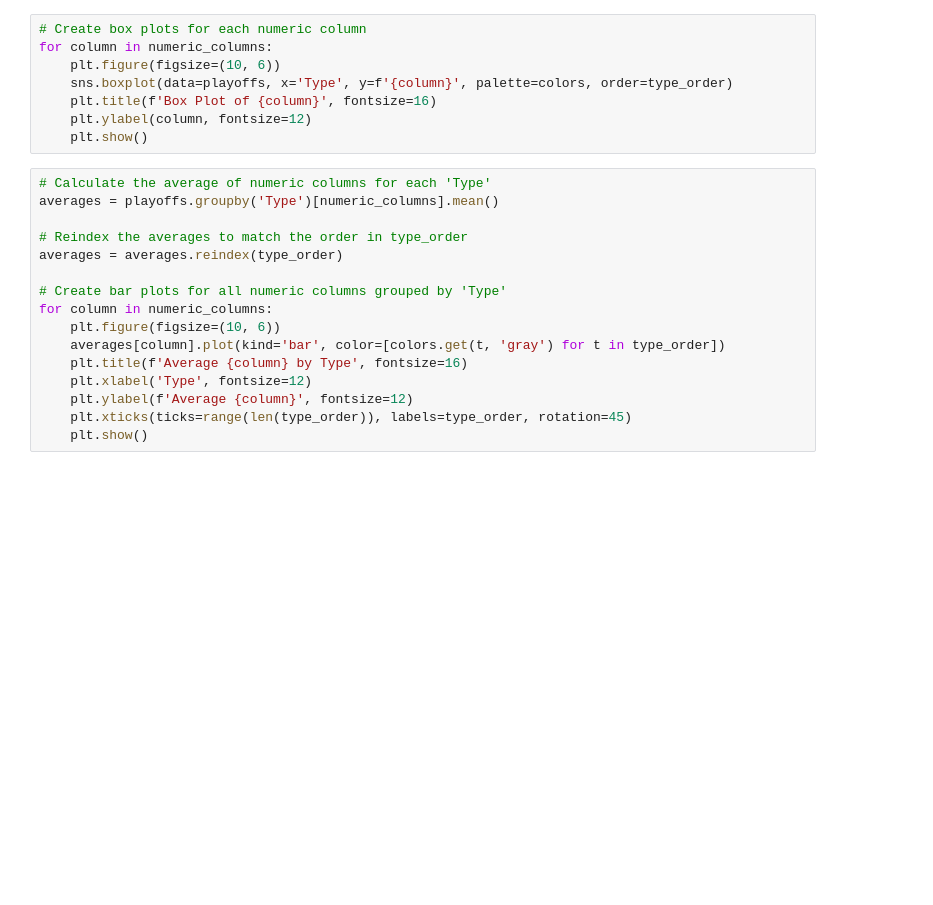
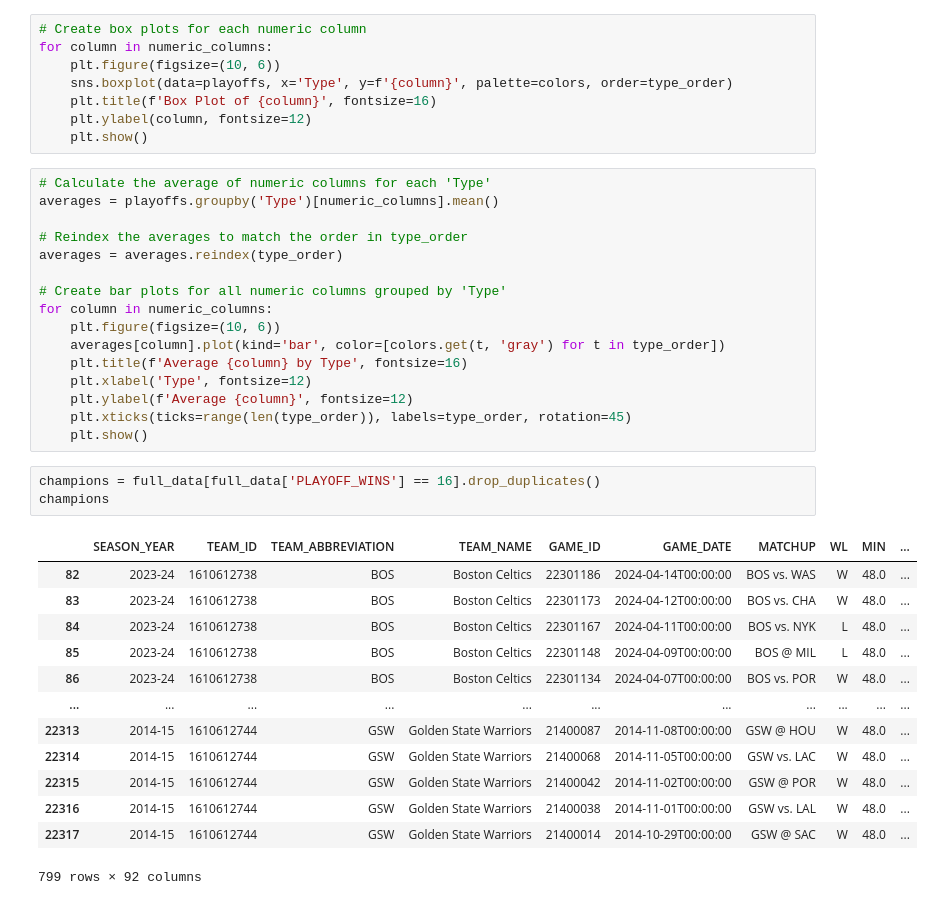
Before and after one commit to andrewscheiner/NBAPlayoffPredictor, a Jupyter notebook: dataVisuals.ipynb, the cells around one changed output. Drawn from its saved outputs; the diff is of its cells as text; blank space fills up the shorter version.

```diff
--- a/dataVisuals.ipynb
+++ b/dataVisuals.ipynb
@@ -73,3 +118,20 @@ for column in numeric_columns:
     plt.ylabel(f'Average {column}', fontsize=12)
     plt.xticks(ticks=range(len(type_order)), labels=type_order, rotation=45)
     plt.show()
+# %%
+champions = full_data[full_data['PLAYOFF_WINS'] == 16].drop_duplicates()
+champions
+# %% [output]
+|  | SEASON_YEAR | TEAM_ID | TEAM_ABBREVIATION | TEAM_NAME | GAME_ID | GAME_DATE | MATCHUP | WL | MIN | ... |
+| 82 | 2023-24 | 1610612738 | BOS | Boston Celtics | 22301186 | 2024-04-14T00:00:00 | BOS vs. WAS | W | 48.0 | ... |
+| 83 | 2023-24 | 1610612738 | BOS | Boston Celtics | 22301173 | 2024-04-12T00:00:00 | BOS vs. CHA | W | 48.0 | ... |
+| 84 | 2023-24 | 1610612738 | BOS | Boston Celtics | 22301167 | 2024-04-11T00:00:00 | BOS vs. NYK | L | 48.0 | ... |
+| 85 | 2023-24 | 1610612738 | BOS | Boston Celtics | 22301148 | 2024-04-09T00:00:00 | BOS @ MIL | L | 48.0 | ... |
+| 86 | 2023-24 | 1610612738 | BOS | Boston Celtics | 22301134 | 2024-04-07T00:00:00 | BOS vs. POR | W | 48.0 | ... |
+| ... | ... | ... | ... | ... | ... | ... | ... | ... | ... | ... |
+| 22313 | 2014-15 | 1610612744 | GSW | Golden State Warriors | 21400087 | 2014-11-08T00:00:00 | GSW @ HOU | W | 48.0 | ... |
+| 22314 | 2014-15 | 1610612744 | GSW | Golden State Warriors | 21400068 | 2014-11-05T00:00:00 | GSW vs. LAC | W | 48.0 | ... |
+| 22315 | 2014-15 | 1610612744 | GSW | Golden State Warriors | 21400042 | 2014-11-02T00:00:00 | GSW @ POR | W | 48.0 | ... |
+| 22316 | 2014-15 | 1610612744 | GSW | Golden State Warriors | 21400038 | 2014-11-01T00:00:00 | GSW vs. LAL | W | 48.0 | ... |
+| 22317 | 2014-15 | 1610612744 | GSW | Golden State Warriors | 21400014 | 2014-10-29T00:00:00 | GSW @ SAC | W | 48.0 | ... |
+799 rows × 92 columns
```
Also changed, not shown: parts of 5 cells of this notebook.
